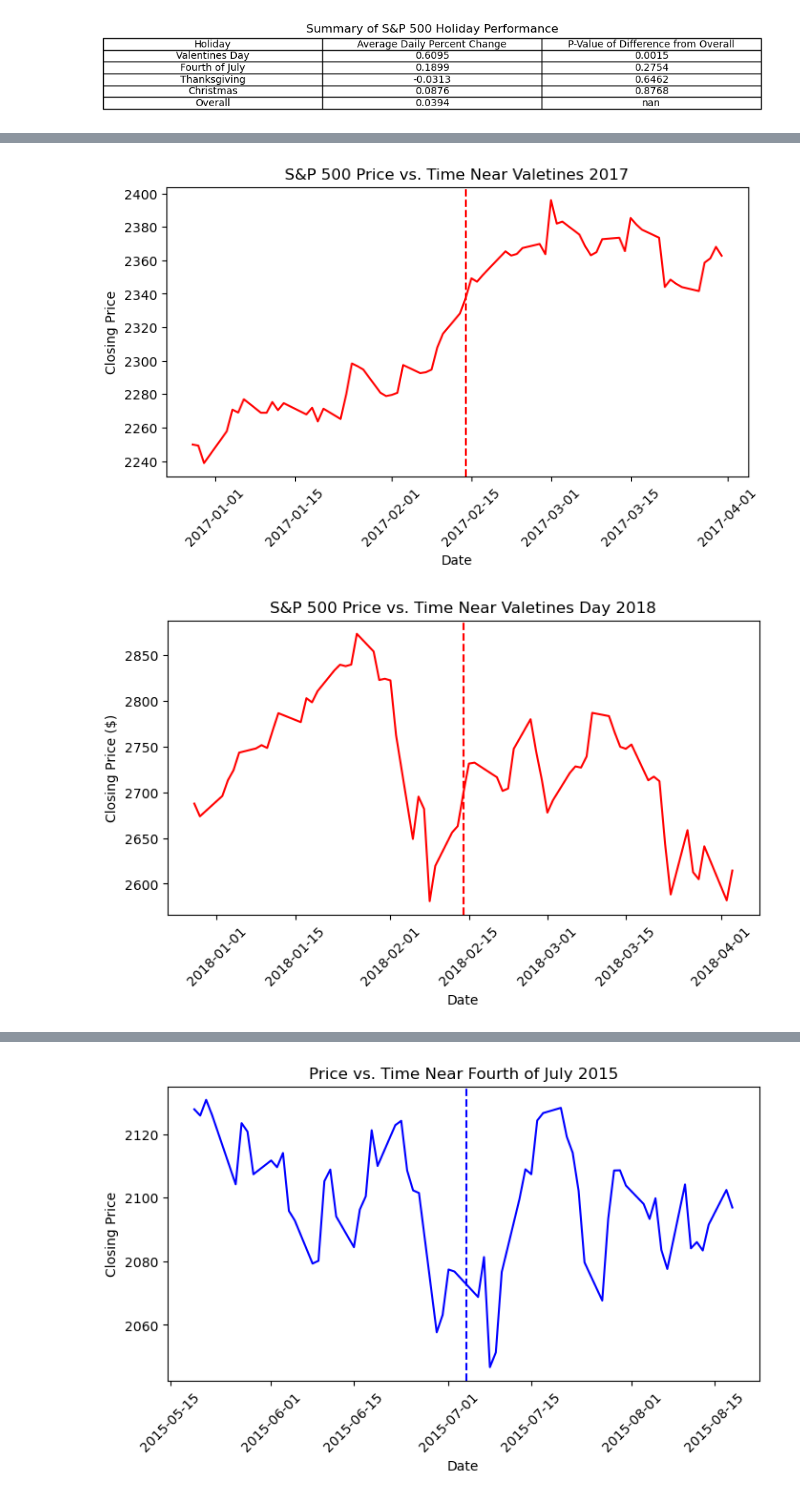
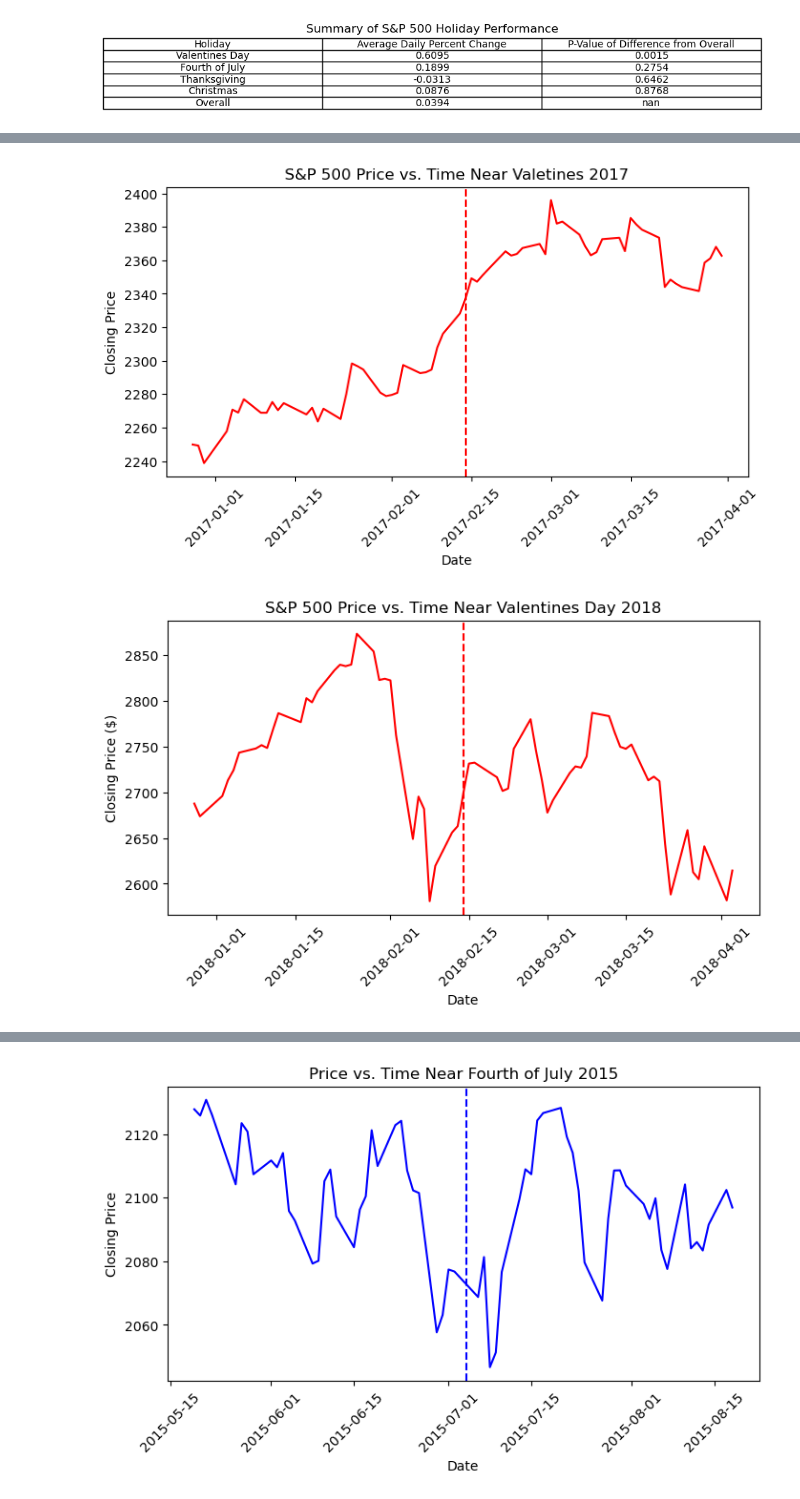
Before and after one commit to ssingh-03/AMS325-StocksAndSeasons-Project-Fall2024, a Jupyter notebook: Holidays_Code/AMS325-StocksAndSeasons-SukhjitHolidays_SPX.ipynb, the cells around one changed output, grey strips where cells are left out. Drawn from its saved outputs; the diff is of its cells as text; code cells hidden in the pictures.

```diff
--- a/Holidays_Code/AMS325-StocksAndSeasons-SukhjitHolidays_SPX.ipynb
+++ b/Holidays_Code/AMS325-StocksAndSeasons-SukhjitHolidays_SPX.ipynb
@@ -273,6 +273,7 @@ plt.xlabel('Date')
 plt.ylabel('Closing Price')
 plt.xticks(rotation=45)
 plt.axvline(x = datetime.datetime(2015, 2, 14), color = 'r', linestyle = '--')
+plt.savefig('sp_prices_va2015.jpg', bbox_inches="tight")
 plt.show()
 
 plt.figure(figsize=(8, 4))
@@ -282,40 +283,43 @@ plt.xlabel('Date')
 plt.ylabel('Closing Price')
 plt.xticks(rotation=45)
 plt.axvline(x = datetime.datetime(2016, 2, 14), color = 'r', linestyle = '--')
+plt.savefig('sp_prices_va2016.jpg', bbox_inches="tight")
 plt.show()
 
 plt.figure(figsize=(8, 4))
 plt.plot(sp_proc.iloc[va17s-30:va17e+30]['Date'], sp_proc.iloc[va17s-30:va17e+30]['Close'], linestyle='-', color='r')
 plt.title('S&P 500 Price vs. Time Near Valetines 2017')
 plt.xlabel('Date')
 plt.ylabel('Closing Price')
 plt.xticks(rotation=45)
 plt.axvline(x = datetime.datetime(2017, 2, 14), color = 'r', linestyle = '--')
+plt.savefig('sp_prices_va2017.jpg', bbox_inches="tight")
 plt.show()
 
 plt.figure(figsize=(8, 4))
 plt.plot(sp_proc.iloc[va18s-30:va18e+30]['Date'], sp_proc.iloc[va18s-30:va18e+30]['Close'], linestyle='-', color='r')
-plt.title('S&P 500 Price vs. Time Near Valetines Day 2018')
+plt.title('S&P 500 Price vs. Time Near Valentines Day 2018')
 plt.xlabel('Date')
 plt.ylabel('Closing Price ($)')
 plt.xticks(rotation=45)
 plt.axvline(x = datetime.datetime(2018, 2, 14), color = 'r', linestyle = '--')
 plt.savefig('sp_prices_va2018.jpg', bbox_inches="tight")
 plt.show()
 
 plt.figure(figsize=(8, 4))
 plt.plot(sp_proc.iloc[va19s-30:va19e+30]['Date'], sp_proc.iloc[va19s-30:va19e+30]['Close'], linestyle='-', color='r')
 plt.title('S&P 500 Price vs. Time Near Valetines Day 2019')
 plt.xlabel('Date')
 plt.ylabel('Closing Price ($)')
 plt.xticks(rotation=45)
 plt.axvline(x = datetime.datetime(2019, 2, 14), color = 'r', linestyle = '--')
+plt.savefig('sp_prices_va2019.jpg', bbox_inches="tight")
 plt.show()
 # %% [output]
 [figure]
 [figure]
 [figure]
-[figure, old version]
+[figure, new version]
 [figure]
 # %%
 plt.figure(figsize=(8, 4))
```
Also changed, not shown: 1 other file.
